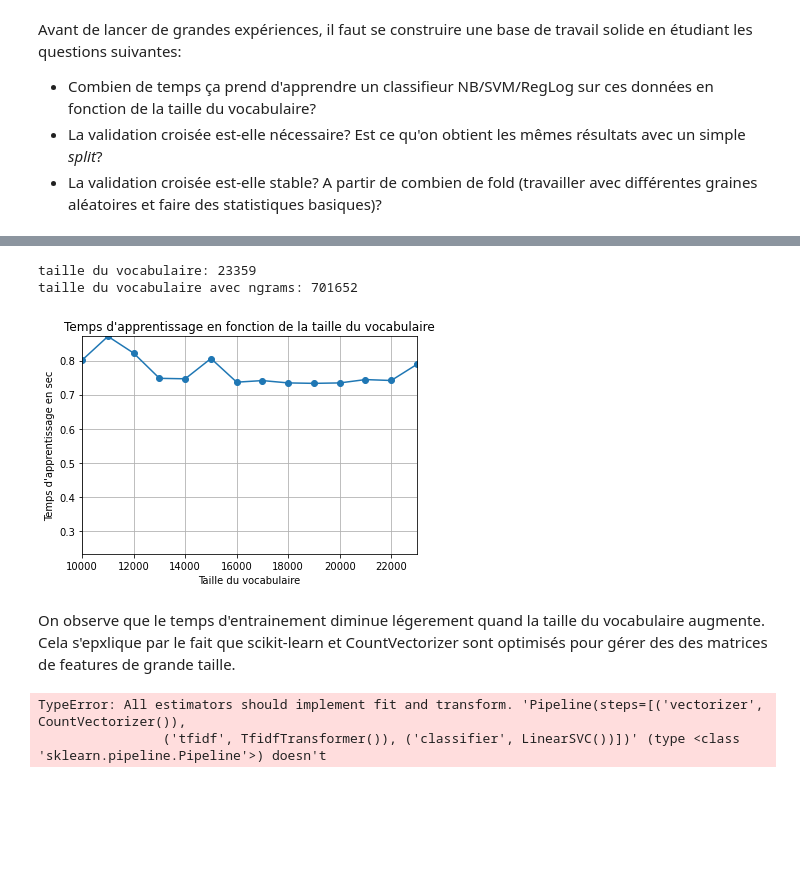
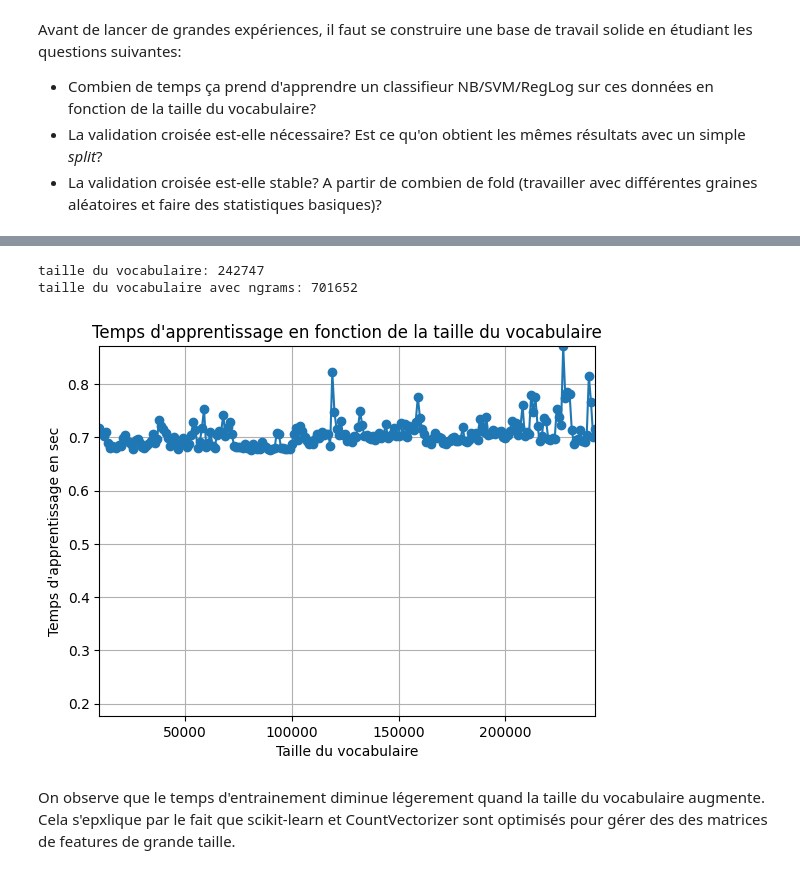
Before and after one commit to TitouanUniLu/projet-RI, a Jupyter notebook: Projet/1_1-BoW-Project.ipynb, the cells around one changed output, grey strips where cells are left out. Cells and saved outputs as stored; diff of their text form; code cells hidden in the pictures; blank space fills up the shorter version.

Commit message:
generated best model

```diff
--- a/Projet/1_1-BoW-Project.ipynb
+++ b/Projet/1_1-BoW-Project.ipynb
@@ -827,82 +828,40 @@ Accuracy pour 21 folds: 0.895737994347447
 import time
 
 # on peut aussi augmenter la taille du vocab en rajoutant des ngrams
-print(f"taille du vocabulaire: {len(vect.get_feature_names_out())}")
+print(f"taille du vocabulaire: {len(best_vectorizer.get_feature_names_out())}")
 
 # on va utiliser k = 8 ici
 vect_ngram = CountVectorizer(ngram_range=(1, 3))
 vect_ngram.fit(X_train)
 print(f"taille du vocabulaire avec ngrams: {len(vect_ngram.get_feature_names_out())}")
 
 taille_vocab = []
 temps_entrainement = []
 # test sur le vocab sans ngram pour le moment
 # pour tester avec les ngrams, il faut juste changer "vect" en "vect_ngram" juste ici
 # et changer le step et init de la loop
-for feature in range(10000, len(vect.get_feature_names_out()), 1000):
+for feature in range(10000, len(best_vectorizer.get_feature_names_out()), 1000):
     vectorizer = CountVectorizer(max_features=feature)
 
     start_time = time.time() #init le temps
     vectorizer.fit(X_train) #train
     end_time = time.time()
     elapsed_time = end_time - start_time
     taille_vocab.append(feature)
     temps_entrainement.append(elapsed_time)
     #print(feature, elapsed_time)
 
 plt.plot(taille_vocab, temps_entrainement, marker='o')
 plt.xlabel('Taille du vocabulaire')
 plt.ylabel('Temps d\'apprentissage en sec')
 plt.title('Temps d\'apprentissage en fonction de la taille du vocabulaire')
 plt.xlim(min(taille_vocab), max(taille_vocab)+0.1)
 plt.ylim(min(temps_entrainement)-0.5, max(temps_entrainement))
 plt.grid(True)
 plt.show()
 # %% [output]
-taille du vocabulaire: 23359
+taille du vocabulaire: 242747
 taille du vocabulaire avec ngrams: 701652
-[figure, old version]
+[figure, new version]
 # %% [markdown]
 On observe que le temps d'entrainement diminue légerement quand la taille du vocabulaire augmente. Cela s'epxlique par le fait que scikit-learn et CountVectorizer sont optimisés pour gérer des des matrices de features de grande taille.
-# %%
-''' OPTIMISATION ET CREATION DE LA PIPELINE FINALE'''
-from sklearn.feature_extraction.text import TfidfTransformer
-from sklearn.model_selection import GridSearchCV
-
-
-X, y = load_pres("./datasets/AFDpresidentutf8/corpus.tache1.learn.utf8")
-
-# Split the data into training and testing sets
-X_train, X_test, y_train, y_test = train_test_split(X, y, test_size=0.2, random_state=42)
-
-# Define the pipeline for logistic regression
-lr_pipeline = Pipeline([
-    ('vectorizer', CountVectorizer()),
-    ('tfidf', TfidfTransformer()),
-    ('classifier', LogisticRegression())
-])
-
-# Define the parameter grid for hyperparameter tuning
-param_grid = {
-    'vectorizer__ngram_range': [(1, 1), (1, 2)],  # unigrams or bigrams
-    'tfidf__use_idf': (True, False),
-    'classifier__C': [0.1, 1, 10],
-    'classifier__penalty': ['l1', 'l2']
-}
-
-# Create a grid search object
-grid_search = GridSearchCV(lr_pipeline, param_grid, cv=5, scoring='accuracy', n_jobs=-1)
-
-# Fit the grid search to the training data
-grid_search.fit(X_train, y_train)
-
-# Display the best parameters
-print("Best parameters:", grid_search.best_params_)
-
-# Evaluate the best model on the test data
-best_model = grid_search.best_estimator_
-test_accuracy = best_model.score(X_test, y_test)
-print("Test accuracy:", test_accuracy)
-# %% [output]
-TypeError: All estimators should implement fit and transform. 'Pipeline(steps=[('vectorizer', CountVectorizer()),
-                ('tfidf', TfidfTransformer()), ('classifier', LinearSVC())])' (type <class 'sklearn.pipeline.Pipeline'>) doesn't
```
Also changed, not shown: parts of 19 cells of this notebook, 1 other file.
